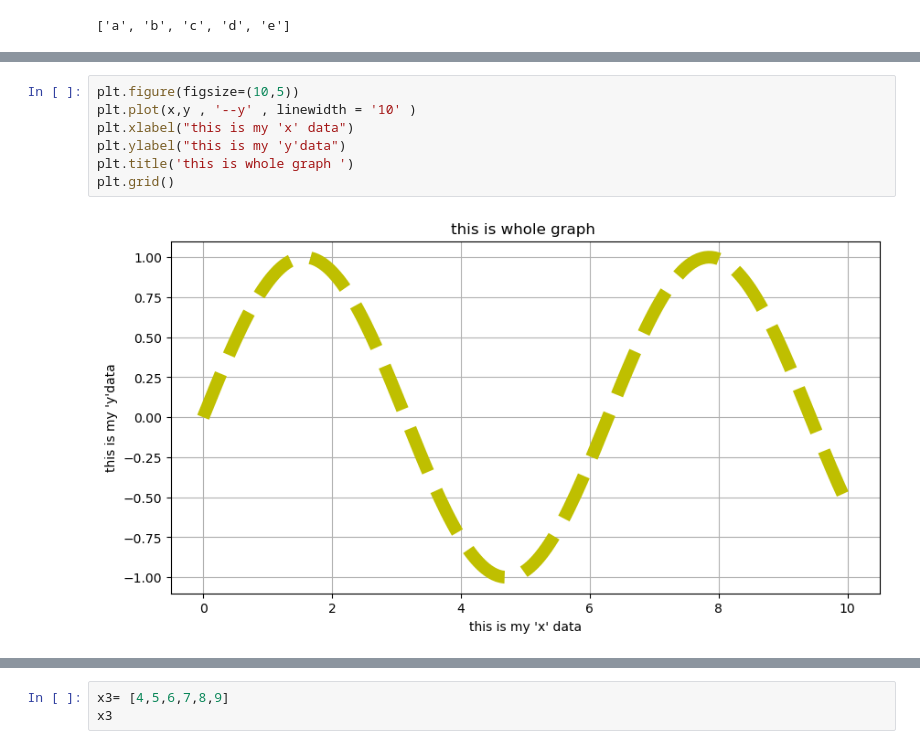
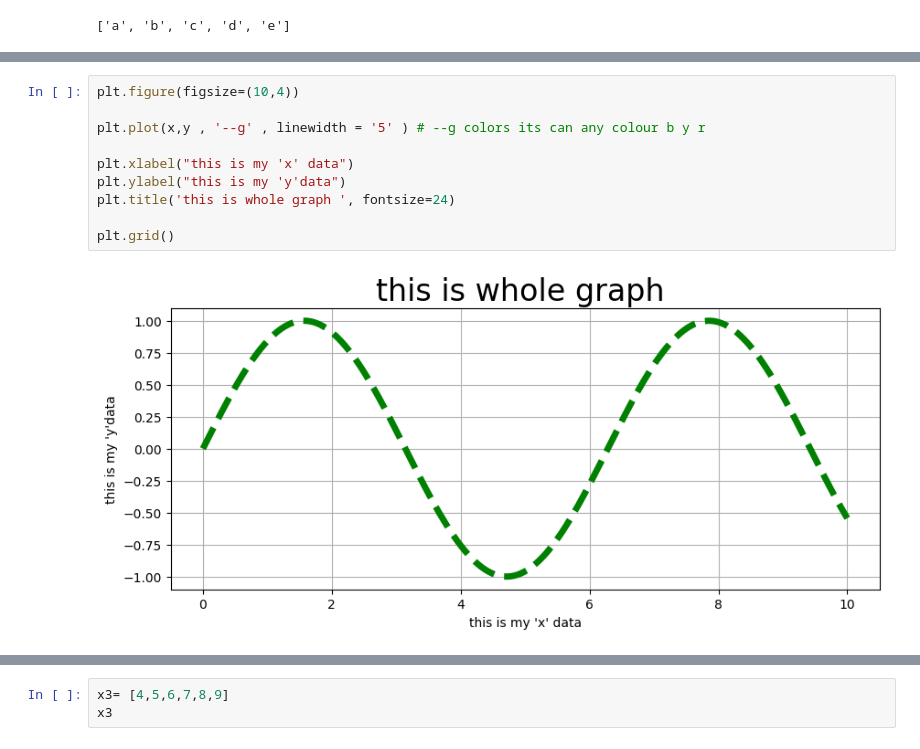
Before and after one commit to Sufeeya07/visualization, a Jupyter notebook: matplotlib/1- matplotlib .ipynb, the cells around one changed output, grey strips where cells are left out. Drawn from its saved outputs; the diff is of its cells as text.

```diff
--- a/matplotlib/1- matplotlib .ipynb
+++ b/matplotlib/1- matplotlib .ipynb
@@ -129,10 +167,13 @@ plt.barh(x2,y2, color='red')
 # %%
-plt.figure(figsize=(10,5))
-plt.plot(x,y , '--y' , linewidth = '10' )
+plt.figure(figsize=(10,4))
+
+plt.plot(x,y , '--g' , linewidth = '5' ) # --g colors its can any colour b y r
+
 plt.xlabel("this is my 'x' data")
 plt.ylabel("this is my 'y'data")
-plt.title('this is whole graph ')
+plt.title('this is whole graph ', fontsize=24)
+
 plt.grid()
 # %% [output]
-[figure, old version]
+[figure, new version]
 # %%
```
Also changed, not shown: parts of 28 cells of this notebook.
